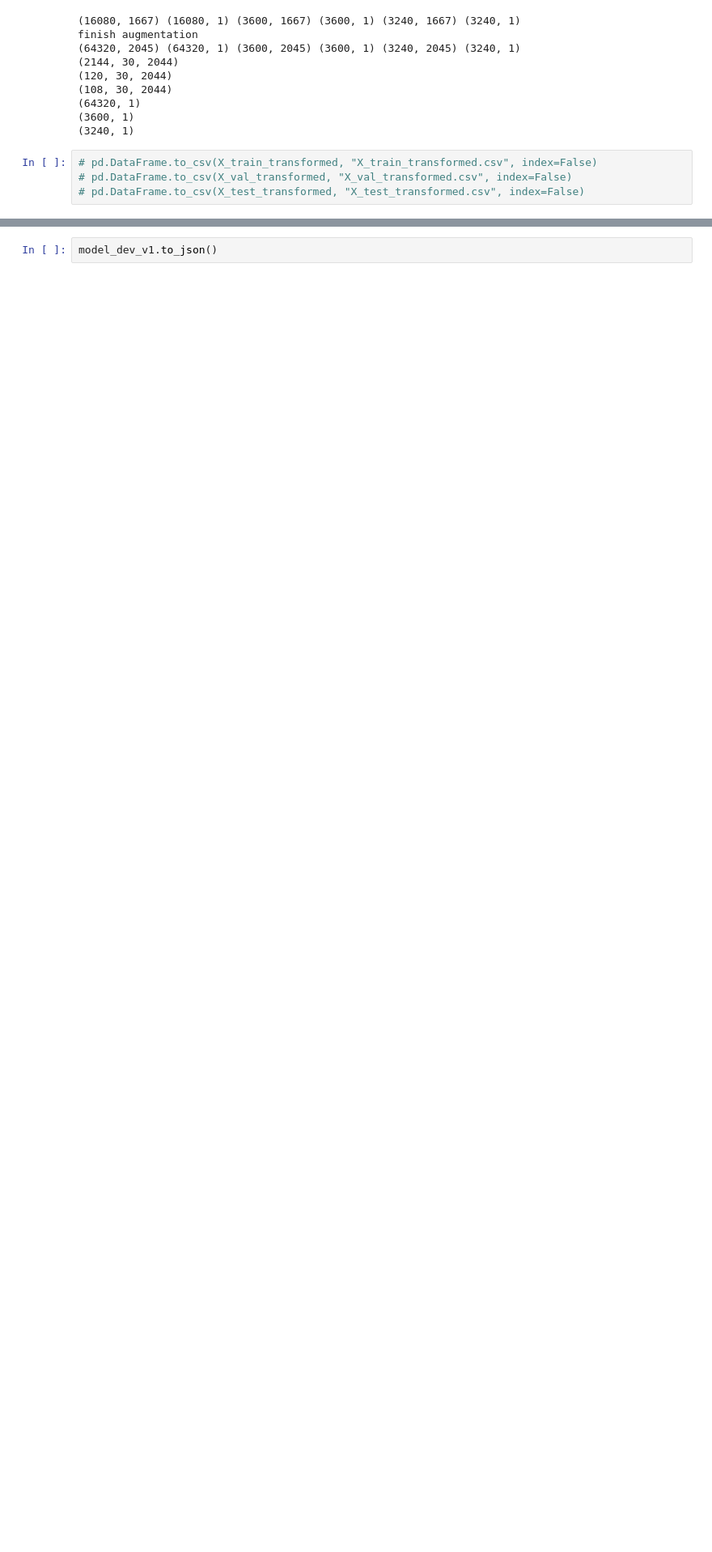
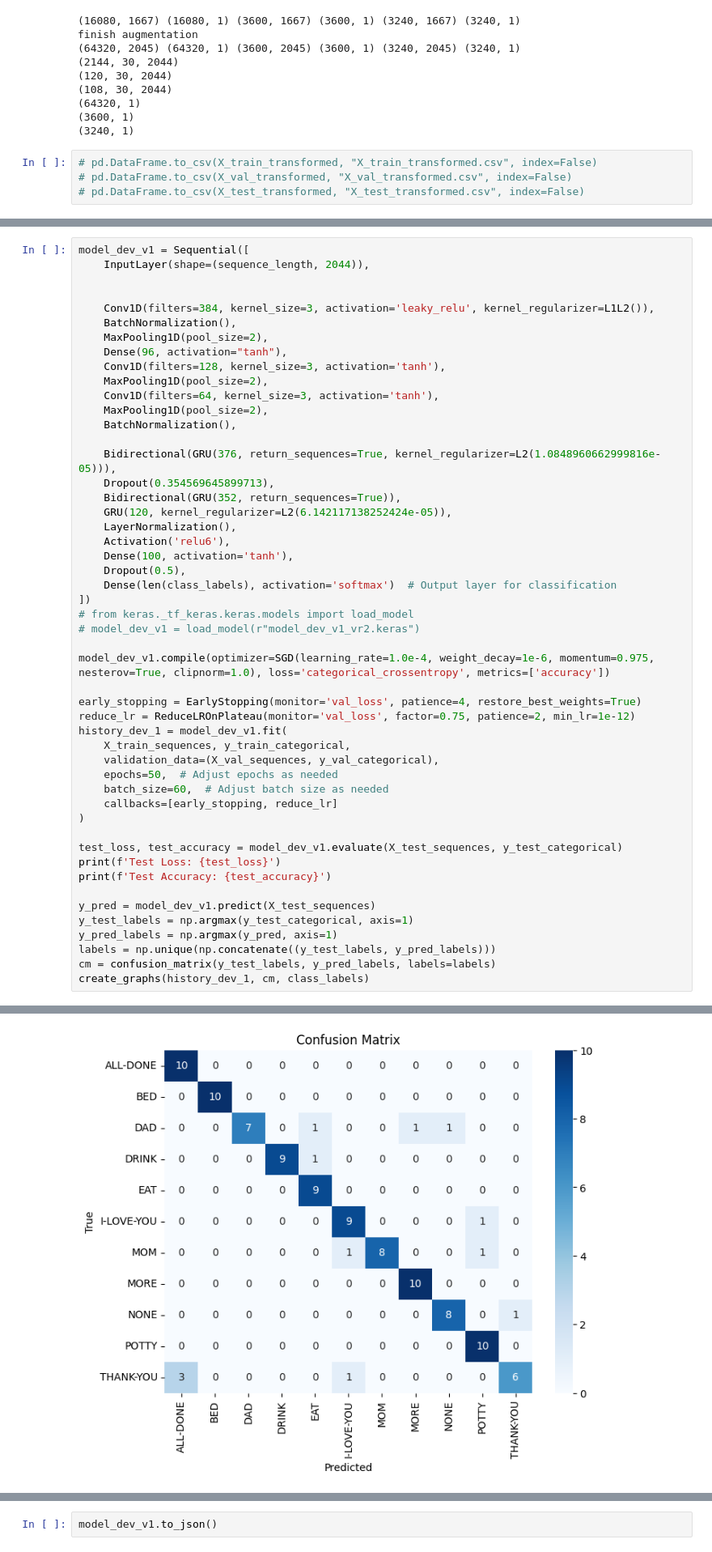
Before and after one commit to D3rrickLa/machine_learning_tfnmp, a Jupyter notebook: model/CNN_LSTM/v2/cnn_lstm_v2.ipynb, the cells around one changed output, grey strips where cells are left out. Shown at 81% size. Drawn from its saved outputs; the diff is of its cells as text; blank space fills up the shorter version.

Commit message:
model reworked, reused old lstm and replaced it with gru showing good results compared to v1

```diff
--- a/model/CNN_LSTM/v2/cnn_lstm_v2.ipynb
+++ b/model/CNN_LSTM/v2/cnn_lstm_v2.ipynb
@@ -312,0 +193,51 @@ Test Accuracy: 0.9537037014961243
+# %%
+model_dev_v1 = Sequential([
+    InputLayer(shape=(sequence_length, 2044)),
+
+
+    Conv1D(filters=384, kernel_size=3, activation='leaky_relu', kernel_regularizer=L1L2()),
+    BatchNormalization(),
+    MaxPooling1D(pool_size=2),
+    Dense(96, activation="tanh"),
+    Conv1D(filters=128, kernel_size=3, activation='tanh'),
+    MaxPooling1D(pool_size=2),
+    Conv1D(filters=64, kernel_size=3, activation='tanh'),
+    MaxPooling1D(pool_size=2),
+    BatchNormalization(),
+
+    Bidirectional(GRU(376, return_sequences=True, kernel_regularizer=L2(1.0848960662999816e-05))),
+    Dropout(0.354569645899713),
+    Bidirectional(GRU(352, return_sequences=True)),
+    GRU(120, kernel_regularizer=L2(6.142117138252424e-05)),
+    LayerNormalization(),
+    Activation('relu6'),
+    Dense(100, activation='tanh'),
+    Dropout(0.5),
+    Dense(len(class_labels), activation='softmax')  # Output layer for classification
+])
+# from keras._tf_keras.keras.models import load_model
+# model_dev_v1 = load_model(r"model_dev_v1_vr2.keras")
+
+model_dev_v1.compile(optimizer=SGD(learning_rate=1.0e-4, weight_decay=1e-6, momentum=0.975, nesterov=True, clipnorm=1.0), loss='categorical_crossentropy', metrics=['accuracy'])
+
+early_stopping = EarlyStopping(monitor='val_loss', patience=4, restore_best_weights=True)
+reduce_lr = ReduceLROnPlateau(monitor='val_loss', factor=0.75, patience=2, min_lr=1e-12)
+history_dev_1 = model_dev_v1.fit(
+    X_train_sequences, y_train_categorical,
+    validation_data=(X_val_sequences, y_val_categorical),
+    epochs=50,  # Adjust epochs as needed
+    batch_size=60,  # Adjust batch size as needed
+    callbacks=[early_stopping, reduce_lr]
+)
+
+test_loss, test_accuracy = model_dev_v1.evaluate(X_test_sequences, y_test_categorical)
+print(f'Test Loss: {test_loss}')
+print(f'Test Accuracy: {test_accuracy}')
+
+y_pred = model_dev_v1.predict(X_test_sequences)
+y_test_labels = np.argmax(y_test_categorical, axis=1)
+y_pred_labels = np.argmax(y_pred, axis=1)
+labels = np.unique(np.concatenate((y_test_labels, y_pred_labels)))
+cm = confusion_matrix(y_test_labels, y_pred_labels, labels=labels)
+create_graphs(history_dev_1, cm, class_labels)
+# %% [output]
@@ -312,0 +261 @@ Test Accuracy: 0.9537037014961243
+[figure, added]
```
Also changed, not shown: parts of 2 cells of this notebook, 1 other file.
